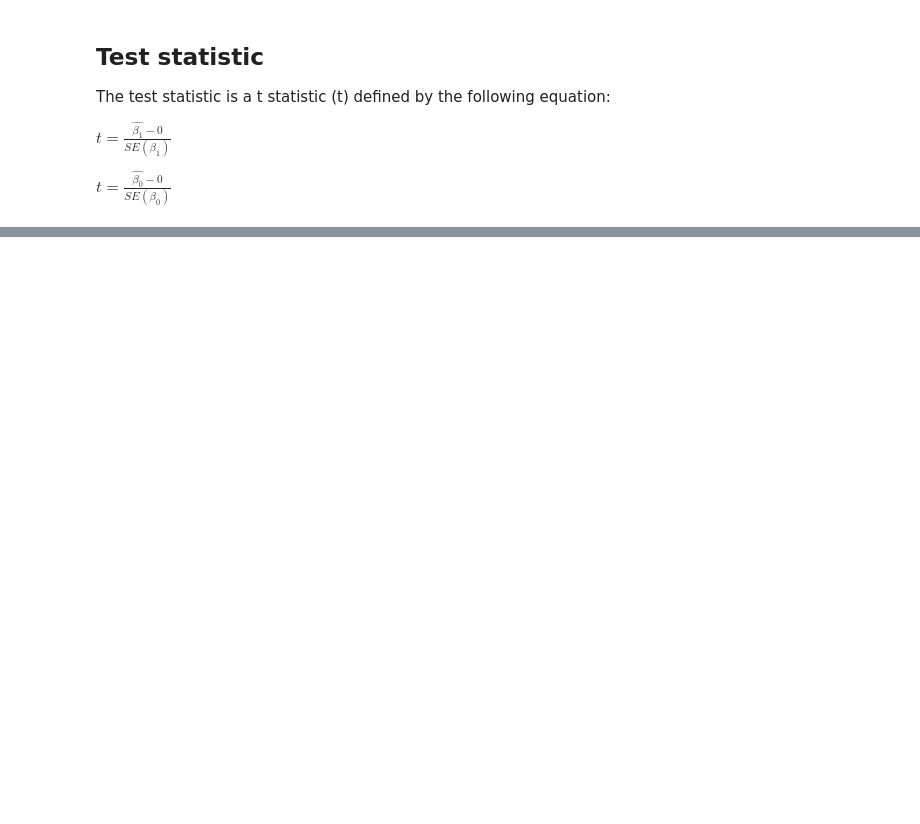
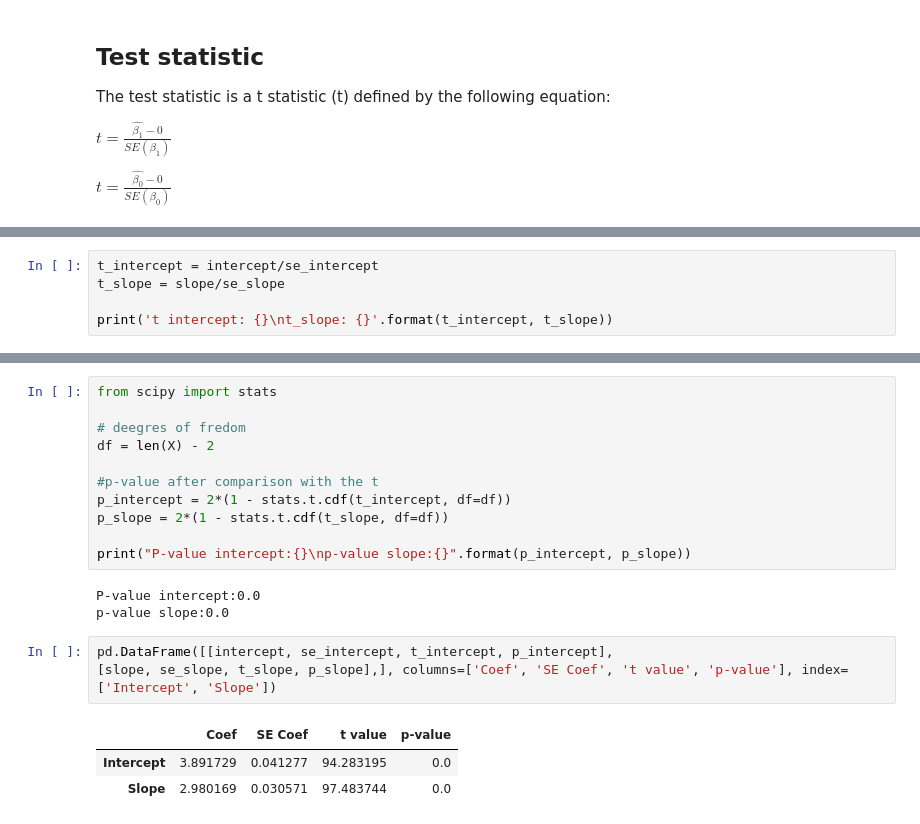
Before and after one commit to nailson/ml_algorithms_python, a Jupyter notebook: linear_regression/notebooks/understanding_simple_linear_regression.ipynb, the cells around one changed output, grey strips where cells are left out. Cells and saved outputs as stored; diff of their text form; blank space fills up the shorter version.

```diff
--- a/linear_regression/notebooks/understanding_simple_linear_regression.ipynb
+++ b/linear_regression/notebooks/understanding_simple_linear_regression.ipynb
@@ -144,0 +140,5 @@ t_slope: 101.5682491472312
+# %%
+t_intercept = intercept/se_intercept
+t_slope = slope/se_slope
+
+print('t intercept: {}\nt_slope: {}'.format(t_intercept, t_slope))
@@ -144,0 +154,21 @@ t_slope: 101.5682491472312
+# %%
+from scipy import stats
+
+# deegres of fredom
+df = len(X) - 2
+
+#p-value after comparison with the t
+p_intercept = 2*(1 - stats.t.cdf(t_intercept, df=df))
+p_slope = 2*(1 - stats.t.cdf(t_slope, df=df))
+
+print("P-value intercept:{}\np-value slope:{}".format(p_intercept, p_slope))
+# %% [output]
+P-value intercept:0.0
+p-value slope:0.0
+# %%
+pd.DataFrame([[intercept, se_intercept, t_intercept, p_intercept],
+[slope, se_slope, t_slope, p_slope],], columns=['Coef', 'SE Coef', 't value', 'p-value'], index=['Intercept', 'Slope'])
+# %% [output]
+|  | Coef | SE Coef | t value | p-value |
+| Intercept | 3.891729 | 0.041277 | 94.283195 | 0.0 |
+| Slope | 2.980169 | 0.030571 | 97.483744 | 0.0 |
```
Also changed, not shown: parts of 12 cells of this notebook, 1 other file.
